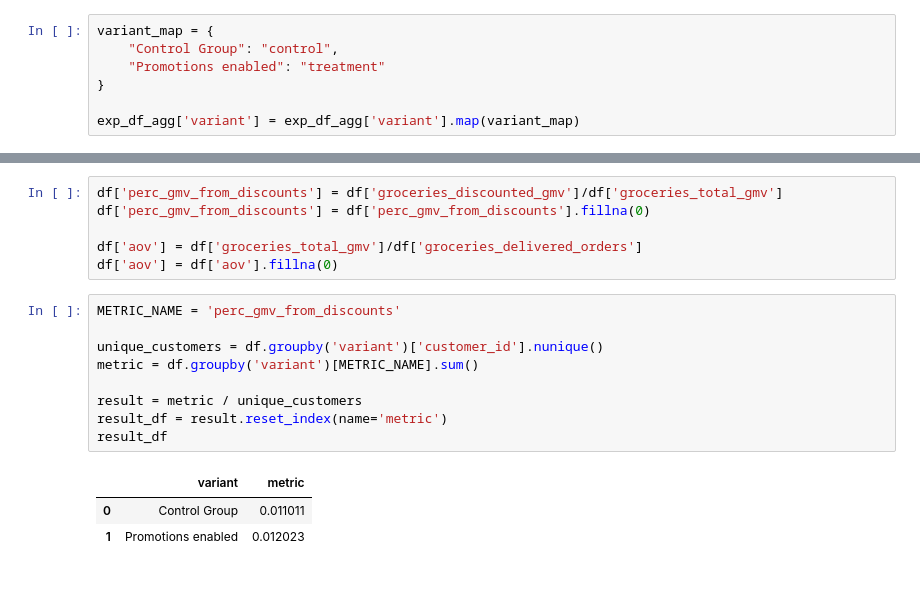
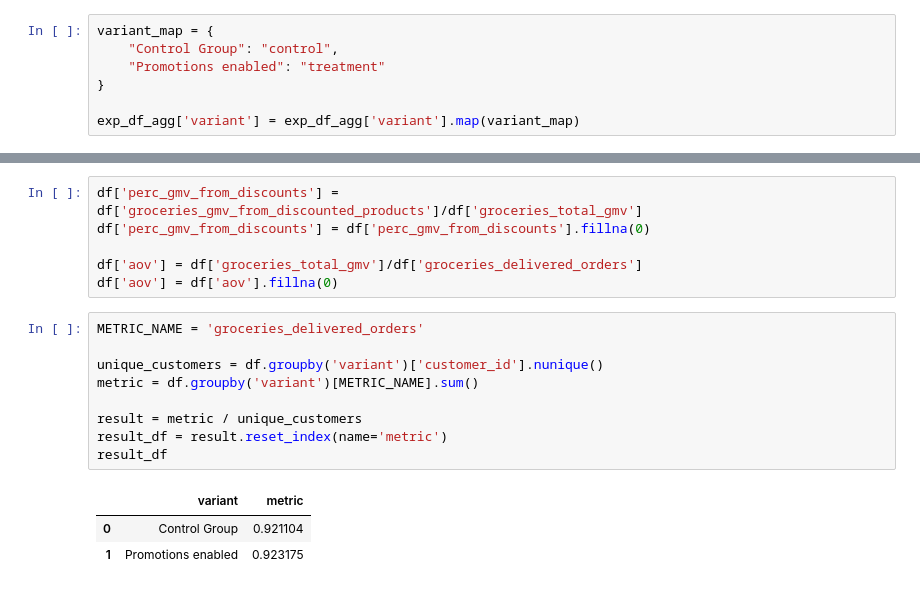
Before and after one commit to JordiCremades4444/central-node, a Jupyter notebook: notebooks/981_2024_12_02_surfacing_promos/surfacing_promos_m2.ipynb, the cells around one changed output, grey strips where cells are left out. Saved outputs shown, nothing was run; the diff lists cells and outputs as text.

```diff
--- a/notebooks/981_2024_12_02_surfacing_promos/surfacing_promos_m2.ipynb
+++ b/notebooks/981_2024_12_02_surfacing_promos/surfacing_promos_m2.ipynb
@@ -272,22 +287,22 @@ df.groupby('variant')[['customer_id']].agg(['nunique']).\
 # %%
-df['perc_gmv_from_discounts'] = df['groceries_discounted_gmv']/df['groceries_total_gmv']
+df['perc_gmv_from_discounts'] = df['groceries_gmv_from_discounted_products']/df['groceries_total_gmv']
 df['perc_gmv_from_discounts'] = df['perc_gmv_from_discounts'].fillna(0)
 
 df['aov'] = df['groceries_total_gmv']/df['groceries_delivered_orders']
 df['aov'] = df['aov'].fillna(0)
 # %%
-METRIC_NAME = 'perc_gmv_from_discounts'
+METRIC_NAME = 'groceries_delivered_orders'
 
 unique_customers = df.groupby('variant')['customer_id'].nunique()
 metric = df.groupby('variant')[METRIC_NAME].sum()
 
 result = metric / unique_customers
 result_df = result.reset_index(name='metric')
 result_df
 # %% [output]
 |  | variant | metric |
-| 0 | Control Group | 0.011011 |
-| 1 | Promotions enabled | 0.012023 |
+| 0 | Control Group | 0.921104 |
+| 1 | Promotions enabled | 0.923175 |
 # %%
 from glovo_experimentation_analytics.analytics.experiment import Experiment
 
```
Also changed, not shown: parts of 24 cells of this notebook, 3 other files.
